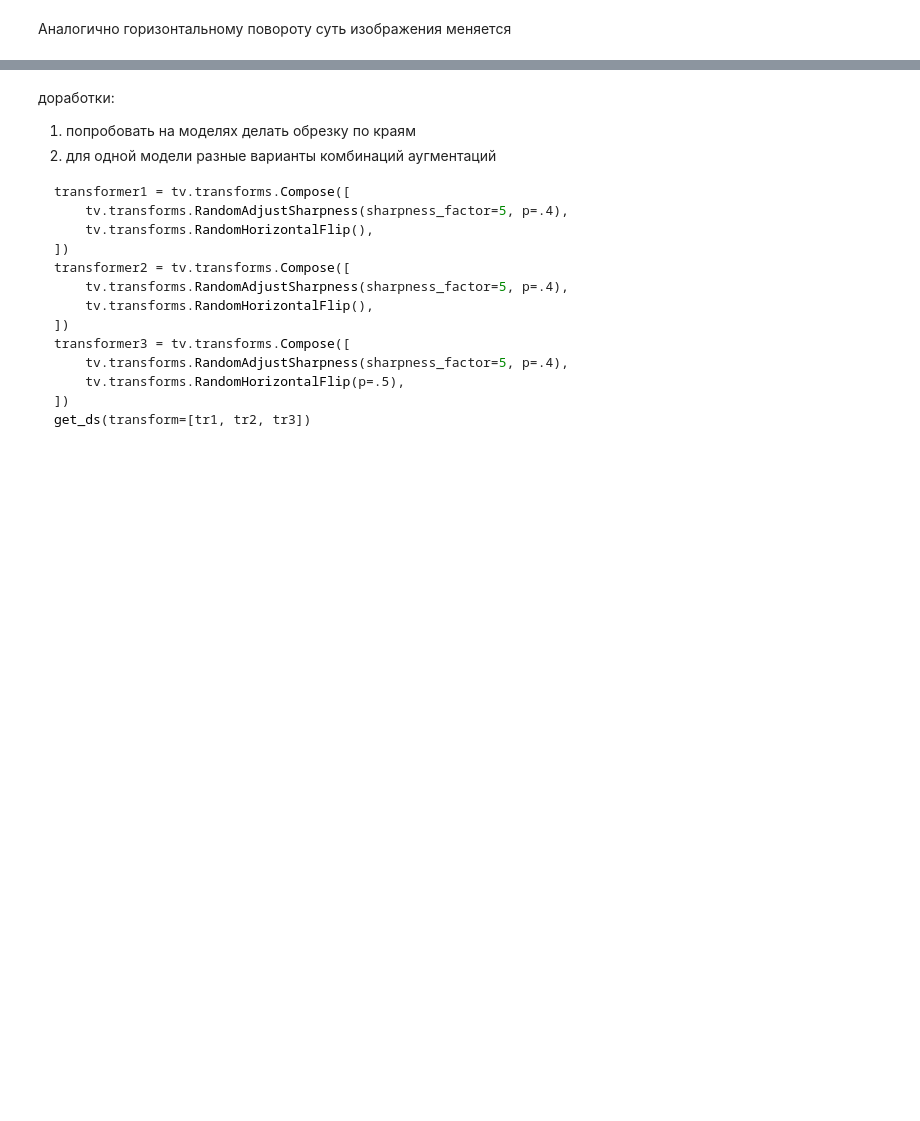
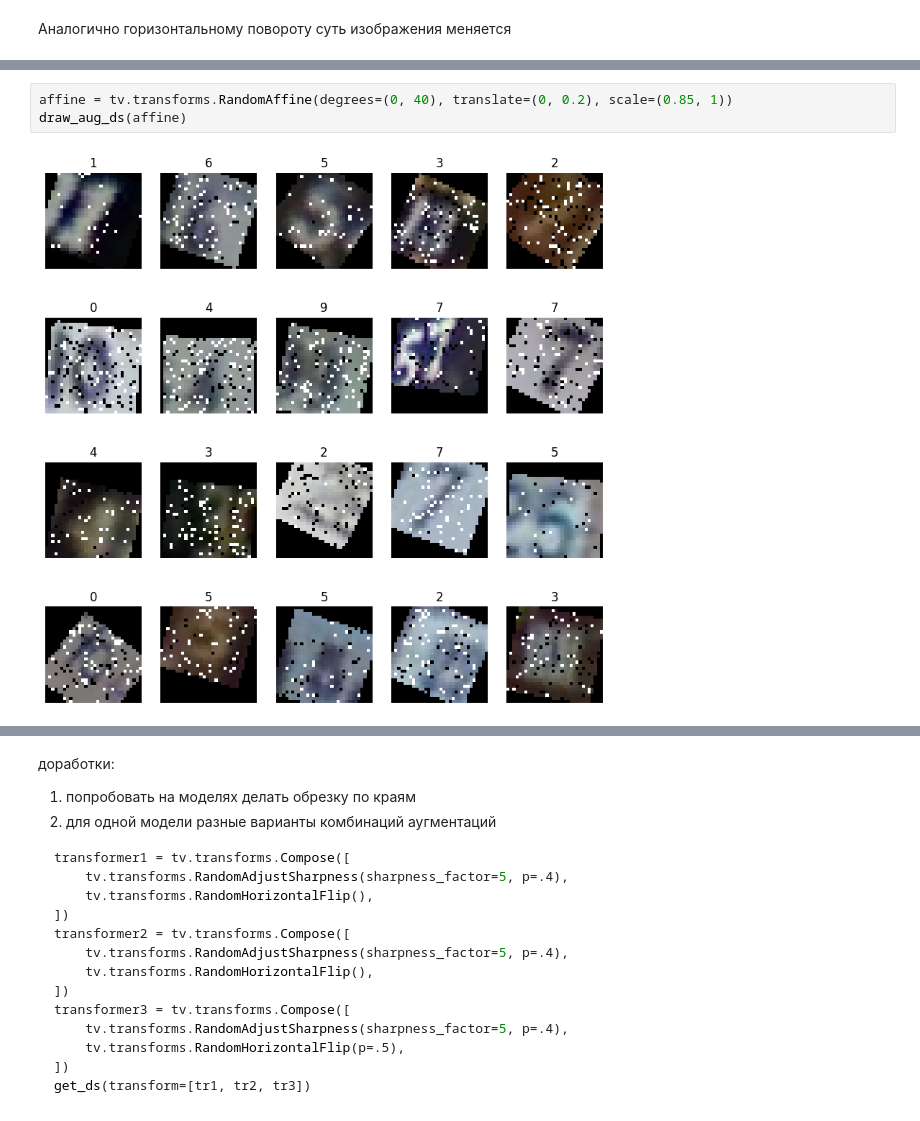
Before and after one commit to GrishaTS/YaMlProject, a Jupyter notebook: notebooks/skewbek/Augmentation/augmentation.ipynb, the cells around one changed output, grey strips where cells are left out. Cells and saved outputs as stored; diff of their text form; blank space fills up the shorter version.

```diff
--- a/notebooks/skewbek/Augmentation/augmentation.ipynb
+++ b/notebooks/skewbek/Augmentation/augmentation.ipynb
@@ -272,3 +278,8 @@ draw_aug_ds(vflipper)
+# %%
+affine = tv.transforms.RandomAffine(degrees=(0, 40), translate=(0, 0.2), scale=(0.85, 1))
+draw_aug_ds(affine)
+# %% [output]
+[figure, added]
 # %% [markdown]
 ## Вывод:
 Для таких данных важно:
```
Also changed, not shown: parts of 13 cells of this notebook, 21 other files.
